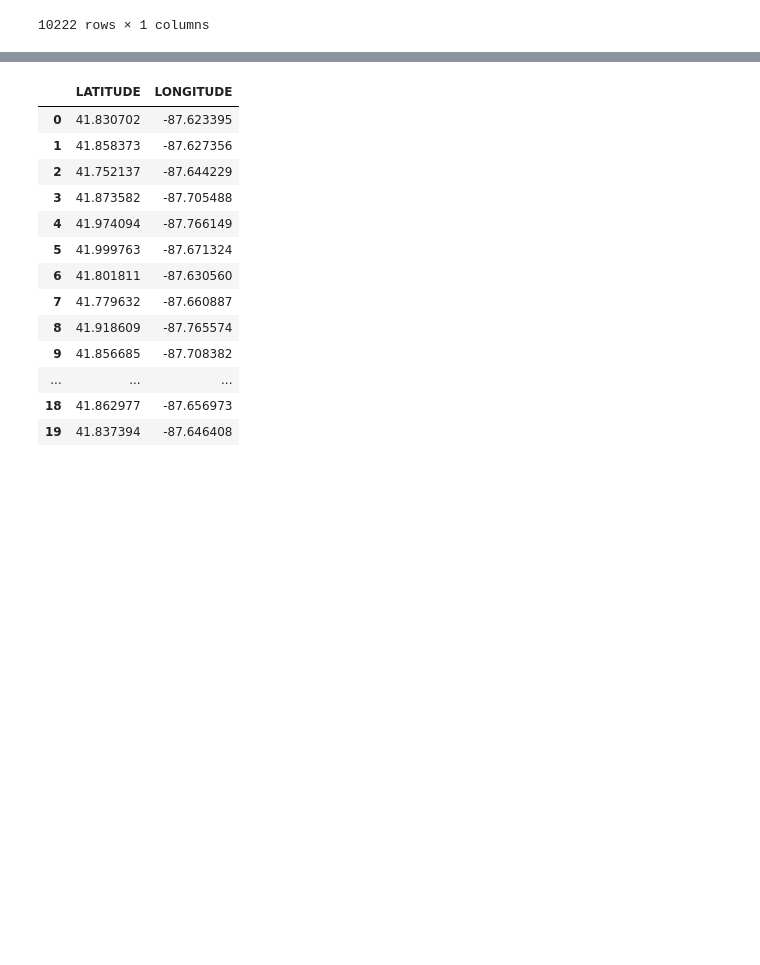
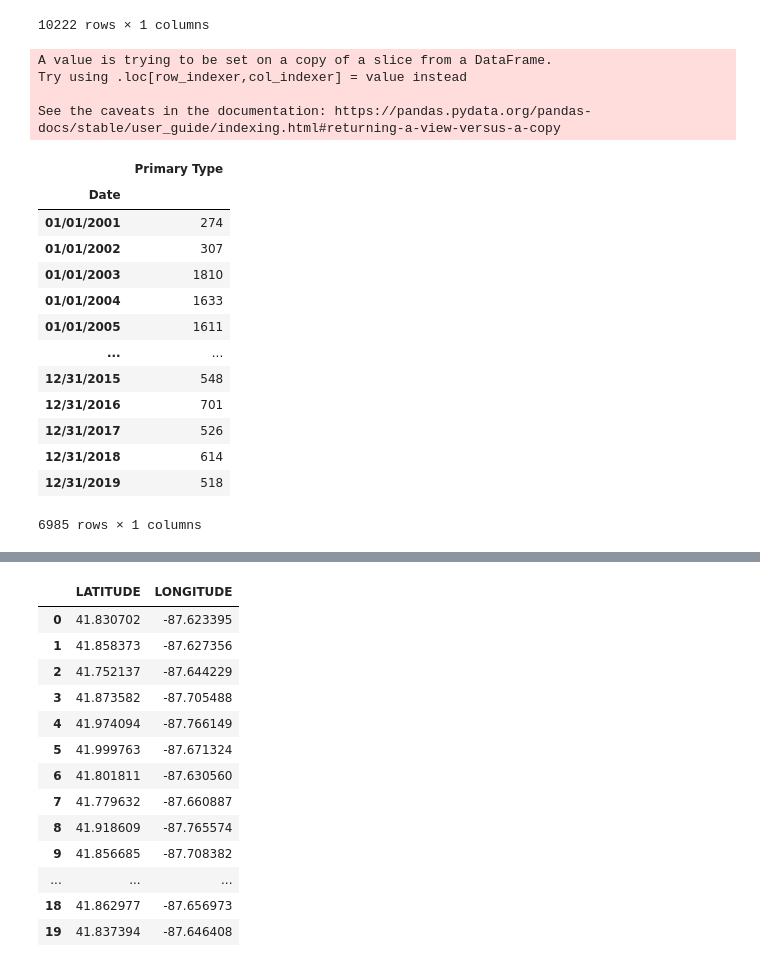
Before and after one commit to com-480-data-visualization/com-480-project-improviz, a Jupyter notebook: preprocessing.ipynb, the cells around one changed output, grey strips where cells are left out. Saved outputs shown, nothing was run; the diff lists cells and outputs as text; code cells hidden in the pictures; blank space fills up the shorter version.

```diff
--- a/preprocessing.ipynb
+++ b/preprocessing.ipynb
@@ -56,6 +56,29 @@ crimes_no_na_df[['District']]
 | 74998 | 16 |
 | 74999 | 10 |
 10222 rows × 1 columns
+# %%
+tmp_csv = crimes_no_na_df[['Date', 'Primary Type']]
+tmp_csv['Date'] = crimes_no_na_df['Date'].apply(lambda x: x.split()[0])
+tmp_csv.groupby('Date').count()
+# %% [output]
+A value is trying to be set on a copy of a slice from a DataFrame.
+Try using .loc[row_indexer,col_indexer] = value instead
+
+See the caveats in the documentation: https://pandas.pydata.org/pandas-docs/stable/user_guide/indexing.html#returning-a-view-versus-a-copy
+|  | Primary Type |
+| Date |  |
+| 01/01/2001 | 274 |
+| 01/01/2002 | 307 |
+| 01/01/2003 | 1810 |
+| 01/01/2004 | 1633 |
+| 01/01/2005 | 1611 |
+| ... | ... |
+| 12/31/2015 | 548 |
+| 12/31/2016 | 701 |
+| 12/31/2017 | 526 |
+| 12/31/2018 | 614 |
+| 12/31/2019 | 518 |
+6985 rows × 1 columns
 # %%
 crimes_no_na_df.head(10)
 # %% [output]
```
Also changed, not shown: 5 other files.
